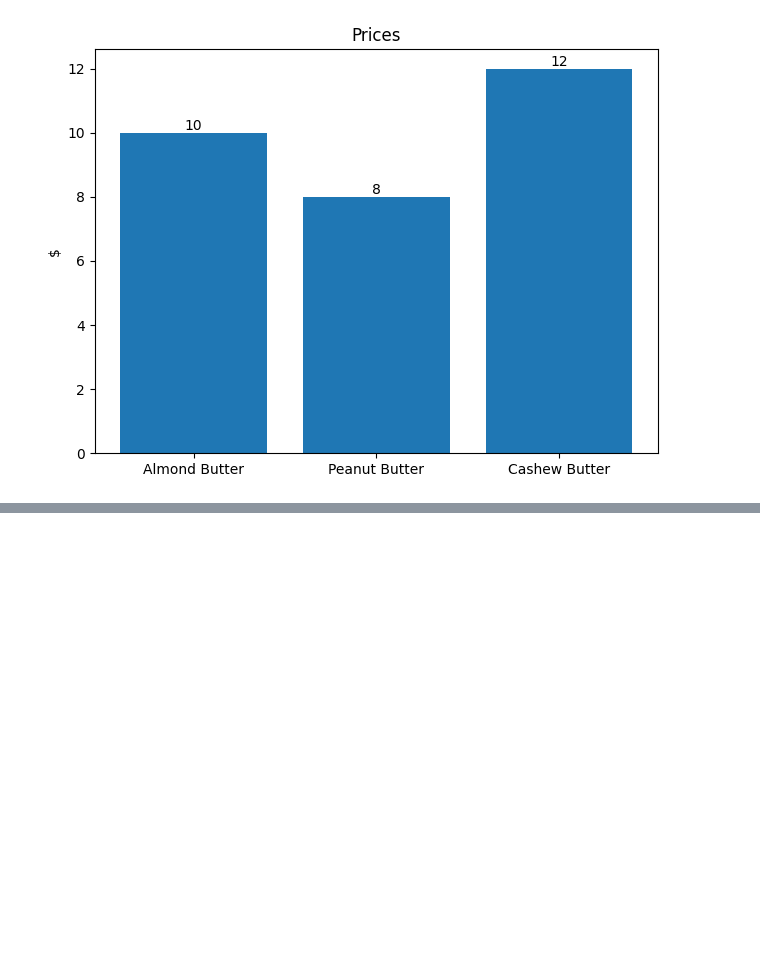
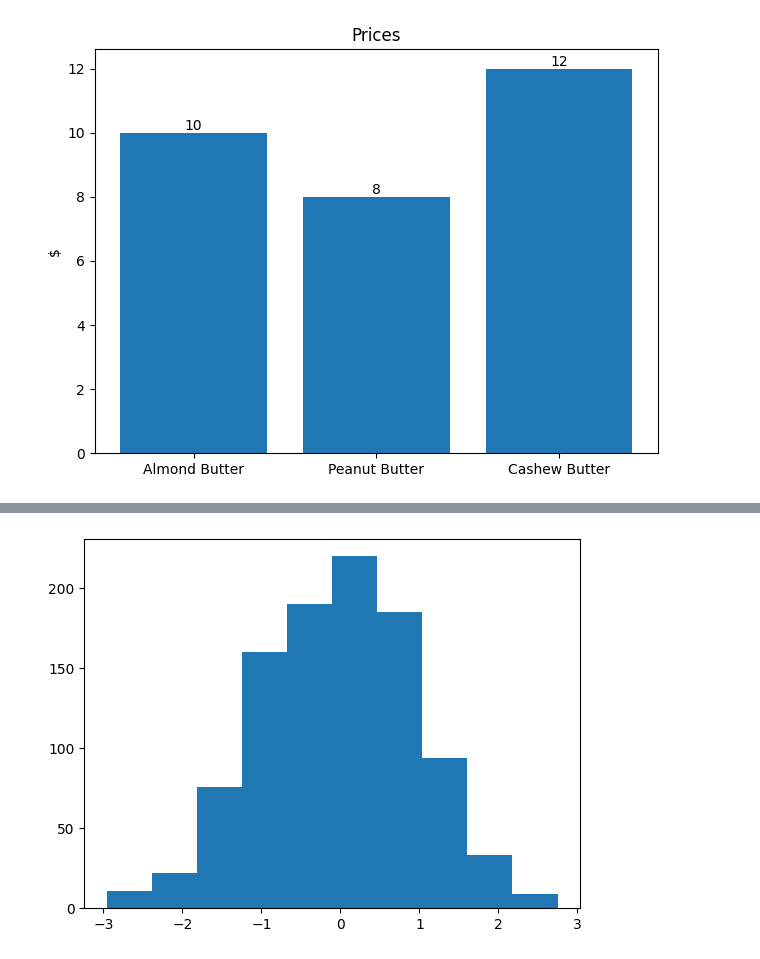
Before and after one commit to EslamKamel89/MLPlayground, a Jupyter notebook: SEC08_Matplotlib_Plotting_and_Data_Visualization.ipynb, the cells around one changed output, grey strips where cells are left out. Drawn from its saved outputs; the diff is of its cells as text; code cells hidden in the pictures; blank space fills up the shorter version.

```diff
--- a/SEC08_Matplotlib_Plotting_and_Data_Visualization.ipynb
+++ b/SEC08_Matplotlib_Plotting_and_Data_Visualization.ipynb
@@ -171,0 +180,6 @@ plt.show()
+# %%
+x = np.random.randn(1000)
+fig , ax = plt.subplots()
+ax.hist(x);
+# %% [output]
+[figure, added]
```
Also changed, not shown: parts of 3 cells of this notebook.
